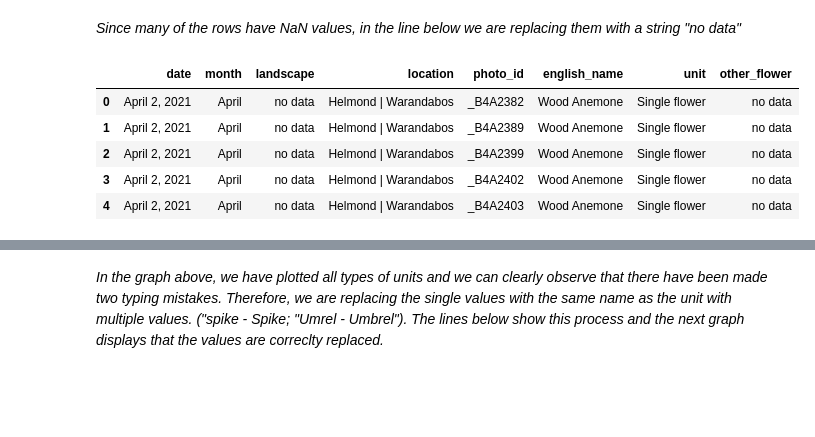
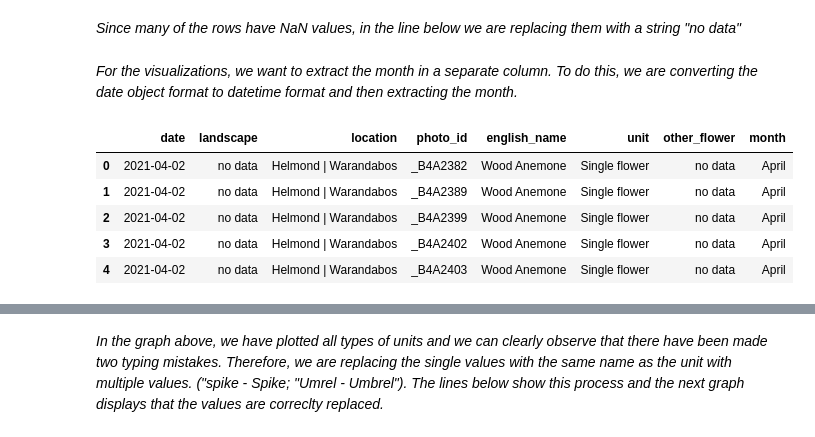
Before and after one commit to krisxtinaa/flower-power, a Jupyter notebook: EDA/EDA_FlowerPower.ipynb, the cells around one changed output, grey strips where cells are left out. Cells and saved outputs as stored; diff of their text form; code cells hidden in the pictures; blank space fills up the shorter version.

```diff
--- a/EDA/EDA_FlowerPower.ipynb
+++ b/EDA/EDA_FlowerPower.ipynb
@@ -60,16 +62,24 @@ df['landscape'] = df['landscape'].str.replace("/",', ')
+# %%
+data['date'] = data['date'].ffill()
 # %% [markdown]
  <p style="font-style: italic"> Since many of the rows have NaN values, in the line below we are replacing them with a string "no data"</p>
 # %%
-df.fillna('no data', inplace=True)
+data.fillna('no data', inplace=True)
+# %% [markdown]
+ <p style="font-style: italic"> For the visualizations, we want to extract the month in a separate column. To do this, we are converting the date object format to datetime format and then extracting the month.</p>
+# %%
+data['date'] = pd.to_datetime(data.date)
+# %%
+data['month'] = data['date'].dt.strftime('%B')
 # %%
-df.head()
+data.head()
 # %% [output]
-|  | date | month | landscape | location | photo_id | english_name | unit | other_flower |
-| 0 | April 2, 2021 | April | no data | Helmond | Warandabos | _B4A2382 | Wood Anemone | Single flower | no data |
-| 1 | April 2, 2021 | April | no data | Helmond | Warandabos | _B4A2389 | Wood Anemone | Single flower | no data |
-| 2 | April 2, 2021 | April | no data | Helmond | Warandabos | _B4A2399 | Wood Anemone | Single flower | no data |
-| 3 | April 2, 2021 | April | no data | Helmond | Warandabos | _B4A2402 | Wood Anemone | Single flower | no data |
-| 4 | April 2, 2021 | April | no data | Helmond | Warandabos | _B4A2403 | Wood Anemone | Single flower | no data |
+|  | date | landscape | location | photo_id | english_name | unit | other_flower | month |
+| 0 | 2021-04-02 | no data | Helmond | Warandabos | _B4A2382 | Wood Anemone | Single flower | no data | April |
+| 1 | 2021-04-02 | no data | Helmond | Warandabos | _B4A2389 | Wood Anemone | Single flower | no data | April |
+| 2 | 2021-04-02 | no data | Helmond | Warandabos | _B4A2399 | Wood Anemone | Single flower | no data | April |
+| 3 | 2021-04-02 | no data | Helmond | Warandabos | _B4A2402 | Wood Anemone | Single flower | no data | April |
+| 4 | 2021-04-02 | no data | Helmond | Warandabos | _B4A2403 | Wood Anemone | Single flower | no data | April |
 # %%
 sns.set_theme(style="darkgrid")
 # %%
```
Also changed, not shown: parts of 16 cells of this notebook, 1 other file.
